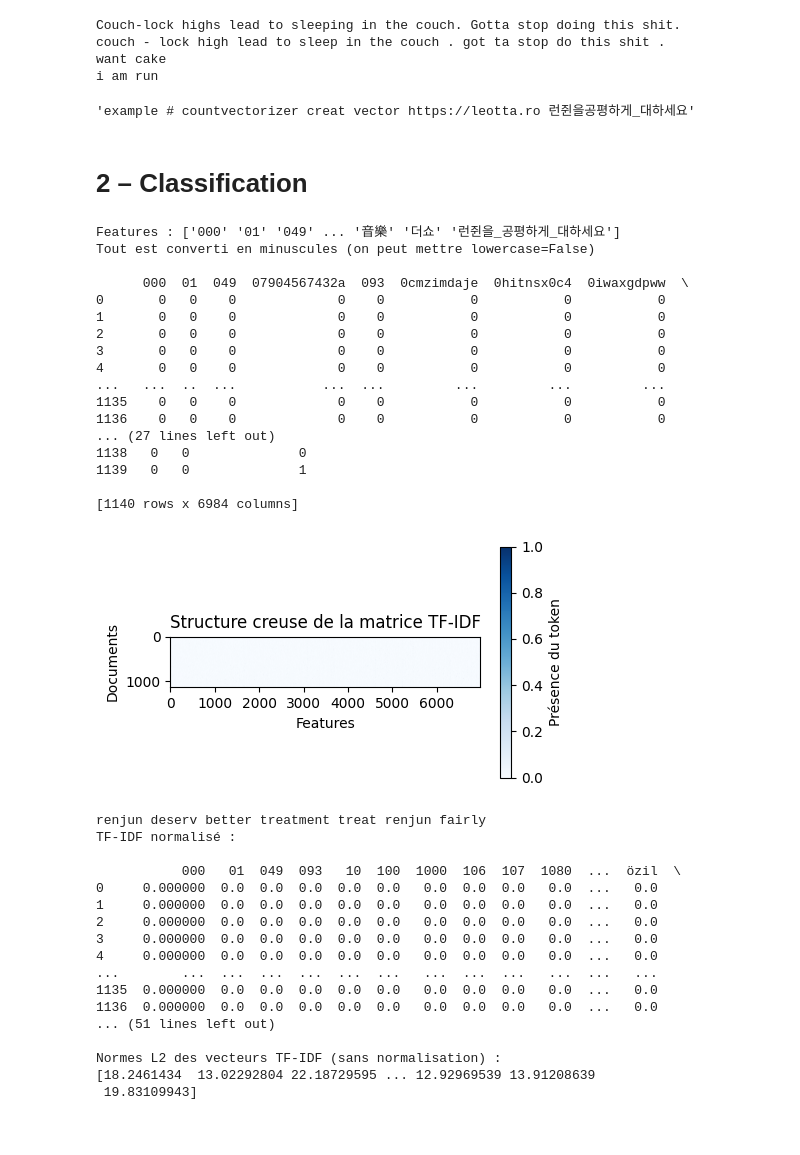
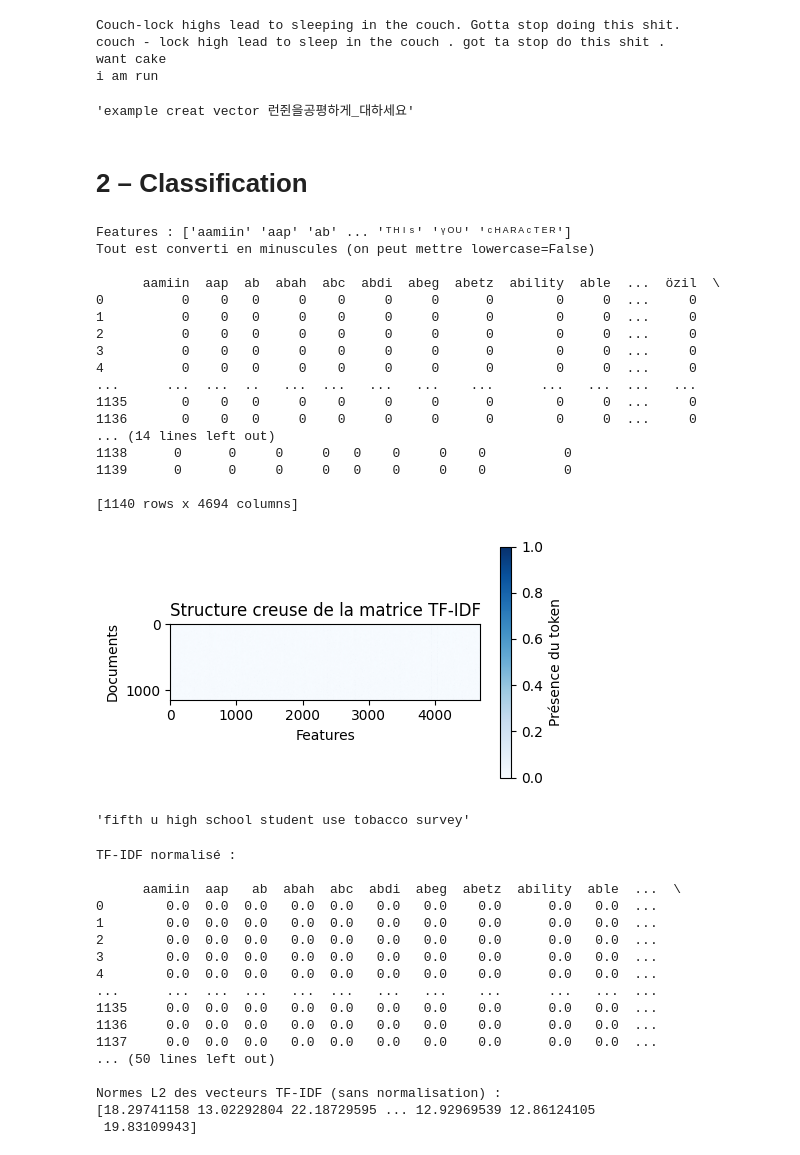
Before and after one commit to RobinDejean/MachineLearningProjectdefou, a Jupyter notebook: Projet/Untitled.ipynb, the cells around one changed output. Drawn from its saved outputs; the diff is of its cells as text; code cells hidden in the pictures.

```diff
--- a/Projet/Untitled.ipynb
+++ b/Projet/Untitled.ipynb
@@ -189,7 +200,7 @@ mots_regex = re.compile(mots_str, re.VERBOSE | re.IGNORECASE)
 reste_regex = re.compile(reste_str, re.VERBOSE | re.IGNORECASE)
 total_regex = re.compile(r'('+'|'.join(total_str)+')', re.VERBOSE | re.IGNORECASE)
 
-def preprocess(s, emoticons=True, html=True, mentions=True, hashtags=True, url=True, number=True, compose=True,
+def preprocess(s, emoticons=False, html=False, mentions=False, hashtags=False, url=False, number=False, compose=True,
                stemmerlemma=True, stopwords=True):
     tokens = total_regex.findall(s)
 
@@ -216,53 +227,55 @@ preprocess("This is an example, ! of #CountVectorizer for creating a vector http
 # print(preprocess("This is another example of CountVectorizer"))
 # print(preprocess("with or without parameters"))
 # %% [output]
-'example # countvectorizer creat vector https://leotta.ro 런쥔을공평하게_대하세요'
+'example creat vector 런쥔을공평하게_대하세요'
 # %% [markdown]
 # 2 – Classification
 # %%
 # Vectorisation par defaut (lowercase=True)
 vectorizer = CountVectorizer()
 X = vectorizer.fit_transform([preprocess(t) for t in df.text])
 
 # Affichage des features et du vocabulaire
 print("Features :", vectorizer.get_feature_names_out())
 print("Tout est converti en minuscules (on peut mettre lowercase=False)\n")
 
 # création du dataframe pour affichage
 dfvec = pd.DataFrame(
     data=X.toarray(),  # Utilisation directe de X
     columns=vectorizer.get_feature_names_out()  # get_feature_names_out()
 )
 
 print(dfvec)
 
 M_tfidf = X.toarray()
 plt.figure(figsize=(5, 3))
 plt.imshow(M_tfidf > 0, cmap="Blues")   # bleu = valeur non nulle, gris = zéro
 plt.title("Structure creuse de la matrice TF-IDF")
 plt.xlabel("Features")
 plt.ylabel("Documents")
 plt.colorbar(label="Présence du token")
 plt.show()
+preprocess(df.text[198])
 # %% [output]
-Features : ['000' '01' '049' ... '音樂' '더쇼' '런쥔을_공평하게_대하세요']
+Features : ['aamiin' 'aap' 'ab' ... 'ᵀᴴᴵˢ' 'ᵞᴼᵁ' 'ᶜᴴᴬᴿᴬᶜᵀᴱᴿ']
 Tout est converti en minuscules (on peut mettre lowercase=False)
 
-      000  01  049  07904567432a  093  0cmzimdaje  0hitnsx0c4  0iwaxgdpww  \
-0       0   0    0             0    0           0           0           0
-1       0   0    0             0    0           0           0           0
-2       0   0    0             0    0           0           0           0
-3       0   0    0             0    0           0           0           0
-4       0   0    0             0    0           0           0           0
-...   ...  ..  ...           ...  ...         ...         ...         ...
-1135    0   0    0             0    0           0           0           0
-1136    0   0    0             0    0           0           0           0
-... (27 lines left out)
-1138   0   0              0
-1139   0   0              1
+      aamiin  aap  ab  abah  abc  abdi  abeg  abetz  ability  able  ...  özil  \
+0          0    0   0     0    0     0     0      0        0     0  ...     0
+1          0    0   0     0    0     0     0      0        0     0  ...     0
+2          0    0   0     0    0     0     0      0        0     0  ...     0
+3          0    0   0     0    0     0     0      0        0     0  ...     0
+4          0    0   0     0    0     0     0      0        0     0  ...     0
+...      ...  ...  ..   ...  ...   ...   ...    ...      ...   ...  ...   ...
+1135       0    0   0     0    0     0     0      0        0     0  ...     0
+1136       0    0   0     0    0     0     0      0        0     0  ...     0
+... (14 lines left out)
+1138      0      0     0     0   0    0     0    0          0
+1139      0      0     0     0   0    0     0    0          0
 
-[1140 rows x 6984 columns]
+[1140 rows x 4694 columns]
-[figure, old version]
+[figure, new version]
+'fifth u high school student use tobacco survey'
 # %%
 text = [preprocess(t, url=False, hashtags=False, mentions=False) for t in df.text]
 
@@ -305,20 +318,20 @@ print("Normes L2 des vecteurs TF-IDF (sans normalisation) :")
 normes_raw = np.linalg.norm(X_raw.toarray(), axis=1)
 print(normes_raw)
 # %% [output]
-renjun deserv better treatment treat renjun fairly
 TF-IDF normalisé :
 
-           000   01  049  093   10  100  1000  106  107  1080  ...  özil  \
-0     0.000000  0.0  0.0  0.0  0.0  0.0   0.0  0.0  0.0   0.0  ...   0.0
-1     0.000000  0.0  0.0  0.0  0.0  0.0   0.0  0.0  0.0   0.0  ...   0.0
-2     0.000000  0.0  0.0  0.0  0.0  0.0   0.0  0.0  0.0   0.0  ...   0.0
-3     0.000000  0.0  0.0  0.0  0.0  0.0   0.0  0.0  0.0   0.0  ...   0.0
-4     0.000000  0.0  0.0  0.0  0.0  0.0   0.0  0.0  0.0   0.0  ...   0.0
-...        ...  ...  ...  ...  ...  ...   ...  ...  ...   ...  ...   ...
-1135  0.000000  0.0  0.0  0.0  0.0  0.0   0.0  0.0  0.0   0.0  ...   0.0
-1136  0.000000  0.0  0.0  0.0  0.0  0.0   0.0  0.0  0.0   0.0  ...   0.0
-... (51 lines left out)
+      aamiin  aap   ab  abah  abc  abdi  abeg  abetz  ability  able  ...  \
+0        0.0  0.0  0.0   0.0  0.0   0.0   0.0    0.0      0.0   0.0  ...
+1        0.0  0.0  0.0   0.0  0.0   0.0   0.0    0.0      0.0   0.0  ...
+2        0.0  0.0  0.0   0.0  0.0   0.0   0.0    0.0      0.0   0.0  ...
+3        0.0  0.0  0.0   0.0  0.0   0.0   0.0    0.0      0.0   0.0  ...
+4        0.0  0.0  0.0   0.0  0.0   0.0   0.0    0.0      0.0   0.0  ...
+...      ...  ...  ...   ...  ...   ...   ...    ...      ...   ...  ...
+1135     0.0  0.0  0.0   0.0  0.0   0.0   0.0    0.0      0.0   0.0  ...
+1136     0.0  0.0  0.0   0.0  0.0   0.0   0.0    0.0      0.0   0.0  ...
+1137     0.0  0.0  0.0   0.0  0.0   0.0   0.0    0.0      0.0   0.0  ...
+... (50 lines left out)
 
 Normes L2 des vecteurs TF-IDF (sans normalisation) :
-[18.2461434  13.02292804 22.18729595 ... 12.92969539 13.91208639
+[18.29741158 13.02292804 22.18729595 ... 12.92969539 12.86124105
  19.83109943]
```
Also changed, not shown: parts of 3 cells of this notebook, 1 other file.
